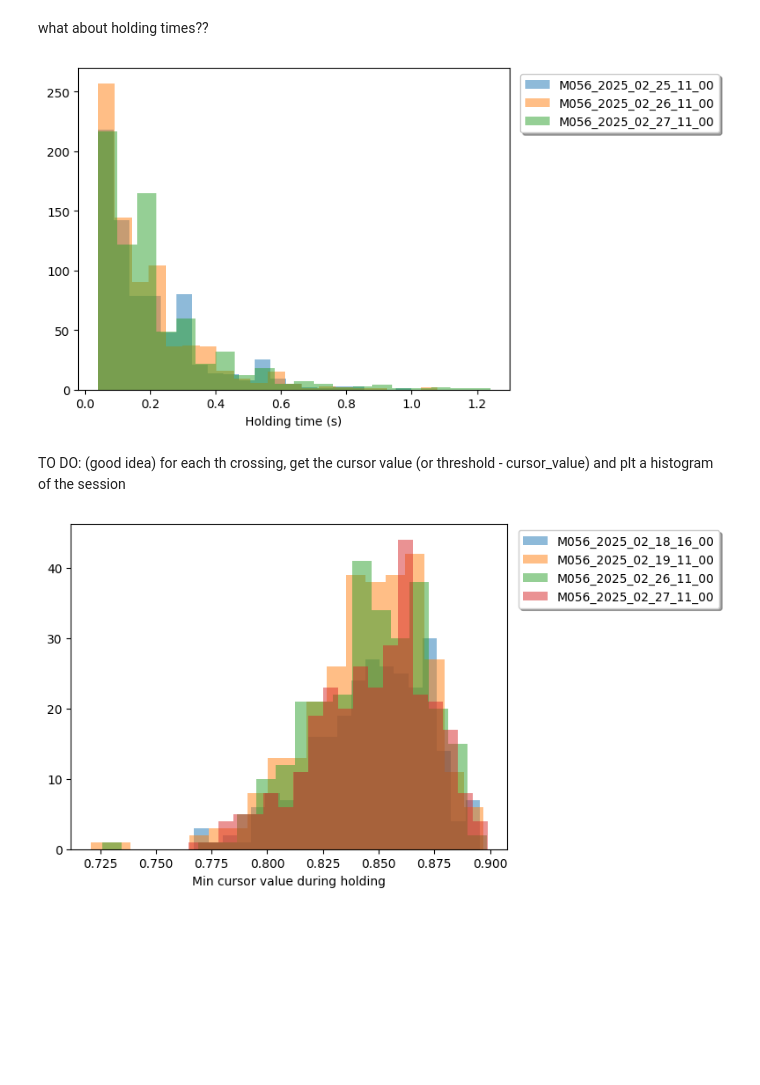
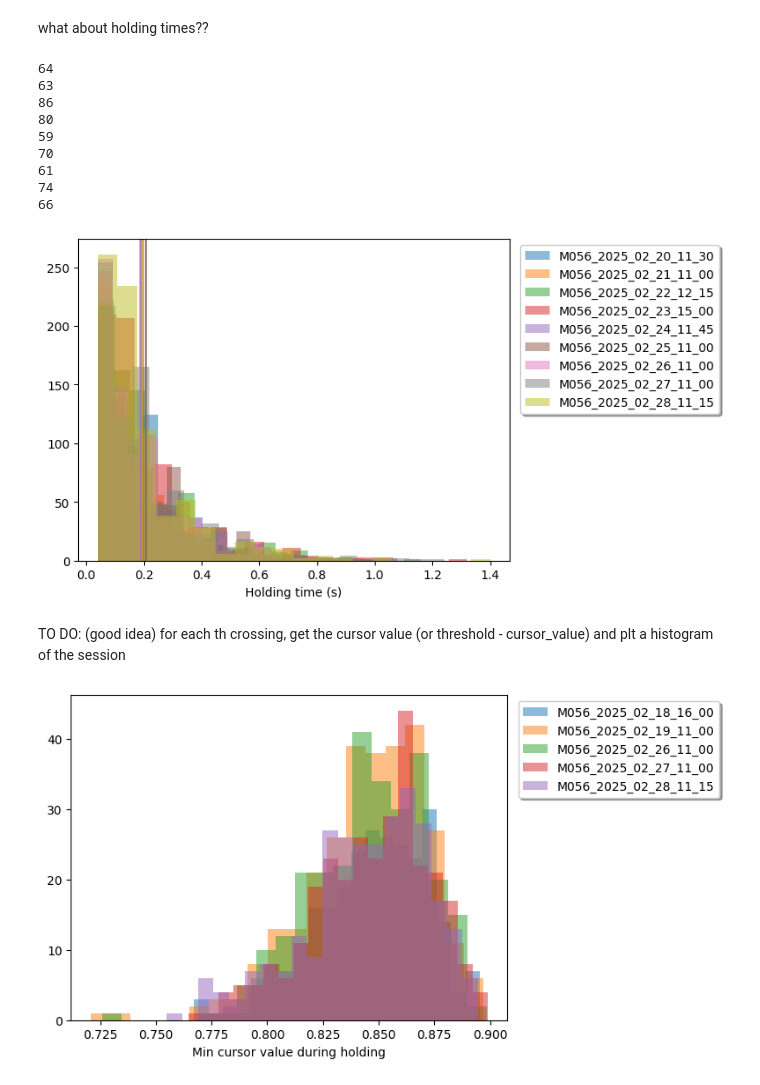
Before and after one commit to CeciliaGallego/opBCI_analysis, a Jupyter notebook: opBCI_analysis_multiple sessions.ipynb, the cells around one changed output. Cells and saved outputs as stored; diff of their text form; code cells hidden in the pictures; blank space fills up the shorter version.

```diff
--- a/opBCI_analysis_multiple sessions.ipynb
+++ b/opBCI_analysis_multiple sessions.ipynb
@@ -15,7 +10,7 @@ from util import matlab_cca
 # List of sessions
 # sessions = ["M052_2025_01_23_15_15","M052_2025_01_24_15_00","M052_2025_01_25_14_30","M052_2025_01_27_15_00"]
 # sessions = ["M051_2025_02_05_16_00","M051_2025_02_06_15_00","M051_2025_02_07_15_30","M051_2025_02_08_15_30","M051_2025_02_09_16_45","M051_2025_02_10_16_00","M051_2025_02_11_11_30","M051_2025_02_12_15_30","M051_2025_02_13_15_00","M051_2025_02_14_15_00"]
-sessions = ["M056_2025_02_18_16_00","M056_2025_02_19_11_00","M056_2025_02_20_11_30","M056_2025_02_21_11_00","M056_2025_02_22_12_15","M056_2025_02_23_15_00","M056_2025_02_24_11_45","M056_2025_02_25_11_00","M056_2025_02_26_11_00","M056_2025_02_27_11_00"]
+sessions = ["M056_2025_02_18_16_00","M056_2025_02_19_11_00","M056_2025_02_20_11_30","M056_2025_02_21_11_00","M056_2025_02_22_12_15","M056_2025_02_23_15_00","M056_2025_02_24_11_45","M056_2025_02_25_11_00","M056_2025_02_26_11_00","M056_2025_02_27_11_00","M056_2025_02_28_11_15"]
 
 data_dir = 'C:/Users/Cecilia/data/raw'
 
@@ -203,17 +199,17 @@ for session in range(len(session_logs)):
 # %%
-# # ccs time change, individual session
+# ccs time change, individual session
 
-# fig, ax = plt.subplots(len(session_logs), 1, figsize=(14, len(session_logs)*2))
+fig, ax = plt.subplots(len(session_logs), 1, figsize=(14, len(session_logs)*2))
 
-# # Plot the cursor values
-# for session in range(len(session_logs)):
-#     min = time_cursor_all[session][0] + 300
-#     max = time_cursor_all[session][0] + 3601
-#     # ax[session].imshow(ccs_all[session].T, aspect='auto', cmap='viridis', interpolation='nearest')
-#     im = ax[session].imshow(ccs_all[session].T, aspect='auto', cmap='viridis', interpolation='nearest', vmin=0, vmax=1)
-#     ax[session].set_title(session_logs[session][0])
-#     fig.colorbar(im, ax=ax[session])
+# Plot the cursor values
+for session in range(len(session_logs)):
+    min = time_cursor_all[session][0] + 300
+    max = time_cursor_all[session][0] + 3601
+    # ax[session].imshow(ccs_all[session].T, aspect='auto', cmap='viridis', interpolation='nearest')
+    im = ax[session].imshow(ccs_all[session].T, aspect='auto', cmap='viridis', interpolation='nearest', vmin=0, vmax=1)
+    ax[session].set_title(session_logs[session][0])
+    fig.colorbar(im, ax=ax[session])
 
-# # plt.ylabel('ccs')
-# plt.tight_layout()
-# plt.show()
+# plt.ylabel('ccs')
+plt.tight_layout()
+plt.show()
@@ -366,17 +365,29 @@ what about holding times??
 # %%
 # Histogram of continuous cursor values==1 in each session
 for session in range(len(session_logs)):
-    if session <7:
+    if session <2:
         continue
     bci_value = bci_value_all[session]
     diff = np.diff(np.concatenate(([0], bci_value, [0])))
     holdings = np.where(diff == -1)[0] - np.where(diff == 1)[0]
     holdings = holdings*0.04 # to seconds
-    plt.hist(holdings, bins=20, alpha=0.5, label=sessions[session])
+    hist = plt.hist(holdings, bins=20, alpha=0.5, label=sessions[session])
     plt.legend(bbox_to_anchor=(1.5, 1), loc='upper right', shadow=True)
     plt.xlabel('Holding time (s)')
+    color = hist[2][0].get_facecolor()
+    plt.axvline(x=np.mean(holdings),color=color)
+    print(np.sum(holdings>0.4))
 # %% [output]
+64
+63
+86
+80
+59
+70
+61
+74
+66
-[figure, old version]
+[figure, new version]
 # %% [markdown]
 TO DO: (good idea) for each th crossing, get the cursor value (or threshold - cursor_value) and plt a histogram of the session
 # %%
@@ -404,7 +415,7 @@ for session in range(len(session_logs)):
     plt.legend(bbox_to_anchor=(1.5, 1), loc='upper right', shadow=True)
     plt.xlabel('Min cursor value during holding')
 # %% [output]
-[figure, old version]
+[figure, new version]
 # %%
 # violin plot
 plt.figure(figsize=(10, 5))
```
Also changed, not shown: parts of 13 cells of this notebook, 1 other file.
